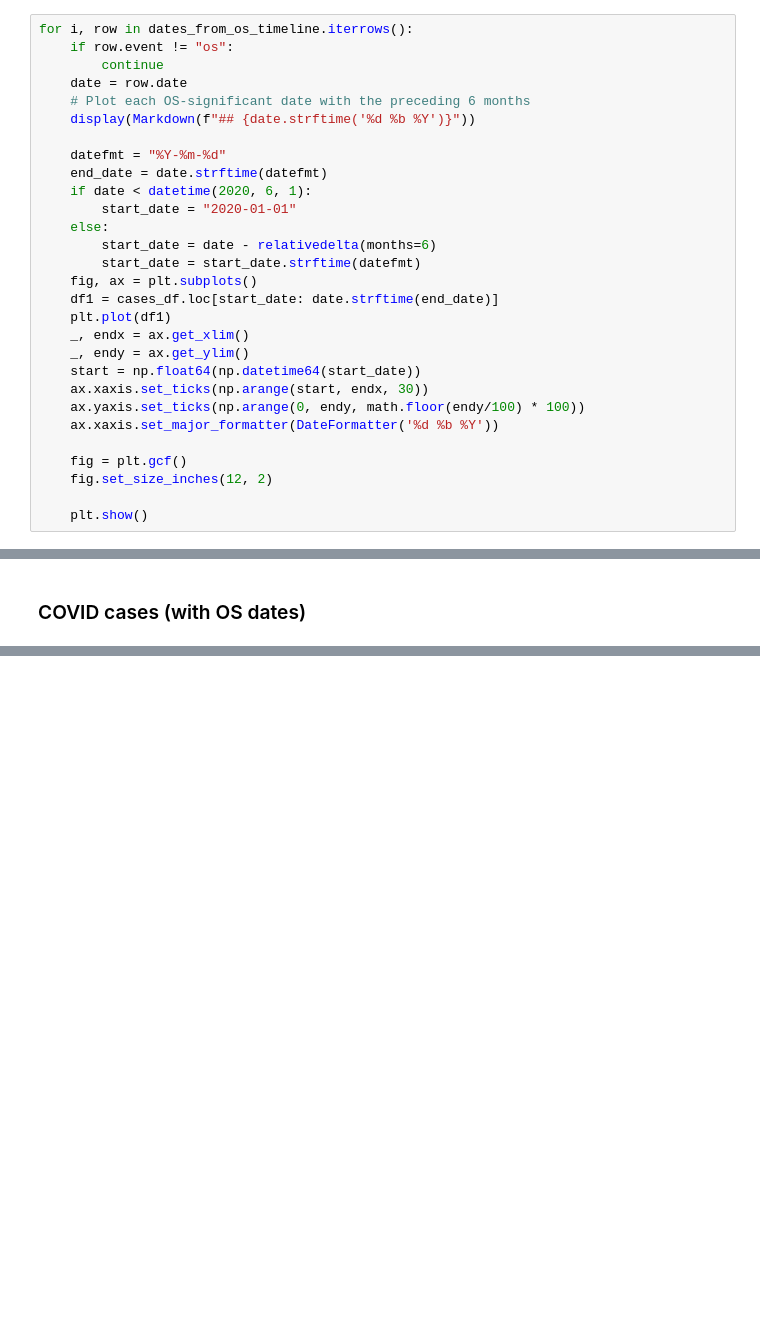
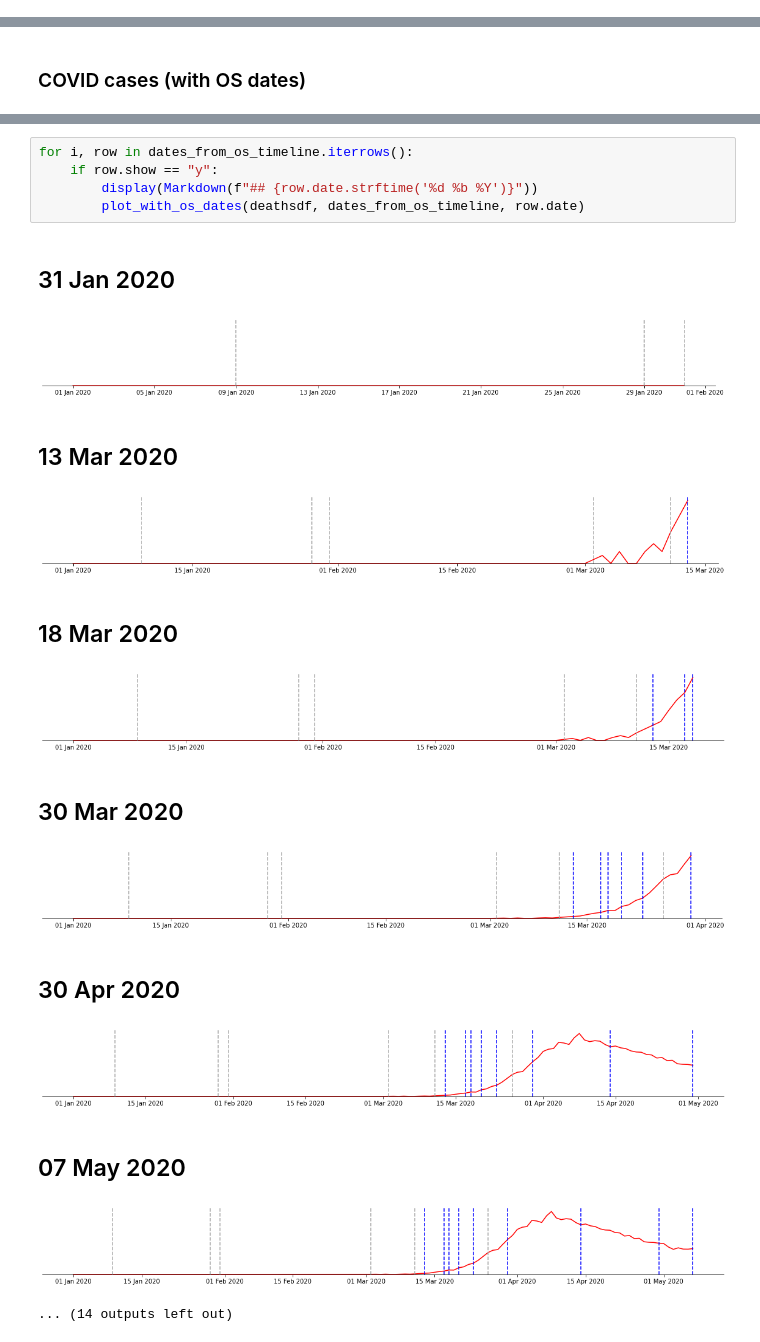
Before and after one commit to rebkwok/covid_daily_cases_plots, a Jupyter notebook: covid_daily_cases_plots.ipynb, the cells around one changed output, grey strips where cells are left out. Cells and saved outputs as stored; diff of their text form; blank space fills up the shorter version.

```diff
--- a/covid_daily_cases_plots.ipynb
+++ b/covid_daily_cases_plots.ipynb
@@ -34,32 +35,3 @@ cases_df = backfill_start(cases_df, "newCasesBySpecimenDate")
 dates_from_os_timeline = pd.read_csv("data/os_dates.csv")
 dates_from_os_timeline["date"] = pd.to_datetime(dates_from_os_timeline['date'])
 dates_from_os_timeline.sort_values("date", inplace=True)
-# %%
-for i, row in dates_from_os_timeline.iterrows():
-    if row.event != "os":
-        continue
-    date = row.date
-    # Plot each OS-significant date with the preceding 6 months
-    display(Markdown(f"## {date.strftime('%d %b %Y')}"))
-
-    datefmt = "%Y-%m-%d"
-    end_date = date.strftime(datefmt)
-    if date < datetime(2020, 6, 1):
-        start_date = "2020-01-01"
-    else:
-        start_date = date - relativedelta(months=6)
-        start_date = start_date.strftime(datefmt)
-    fig, ax = plt.subplots()
-    df1 = cases_df.loc[start_date: date.strftime(end_date)]
-    plt.plot(df1)
-    _, endx = ax.get_xlim()
-    _, endy = ax.get_ylim()
-    start = np.float64(np.datetime64(start_date))
-    ax.xaxis.set_ticks(np.arange(start, endx, 30))
-    ax.yaxis.set_ticks(np.arange(0, endy, math.floor(endy/100) * 100))
-    ax.xaxis.set_major_formatter(DateFormatter('%d %b %Y'))
-
-    fig = plt.gcf()
-    fig.set_size_inches(12, 2)
-
-    plt.show()
@@ -119,0 +141,19 @@ plot_with_os_dates(cases_df, dates_from_os_timeline)
+# %%
+for i, row in dates_from_os_timeline.iterrows():
+    if row.show == "y":
+        display(Markdown(f"## {row.date.strftime('%d %b %Y')}"))
+        plot_with_os_dates(deathsdf, dates_from_os_timeline, row.date)
+# %% [output]
+## 31 Jan 2020
+[figure, added]
+## 13 Mar 2020
+[figure, added]
+## 18 Mar 2020
+[figure, added]
+## 30 Mar 2020
+[figure, added]
+## 30 Apr 2020
+[figure, added]
+## 07 May 2020
+[figure, added]
+... (14 outputs left out)
```
Also changed, not shown: parts of 8 cells of this notebook, 1 other file.
